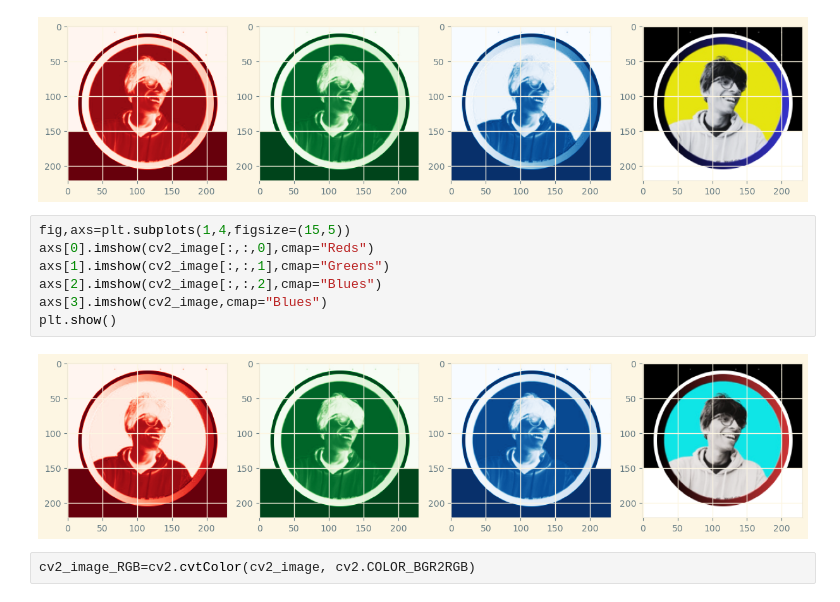
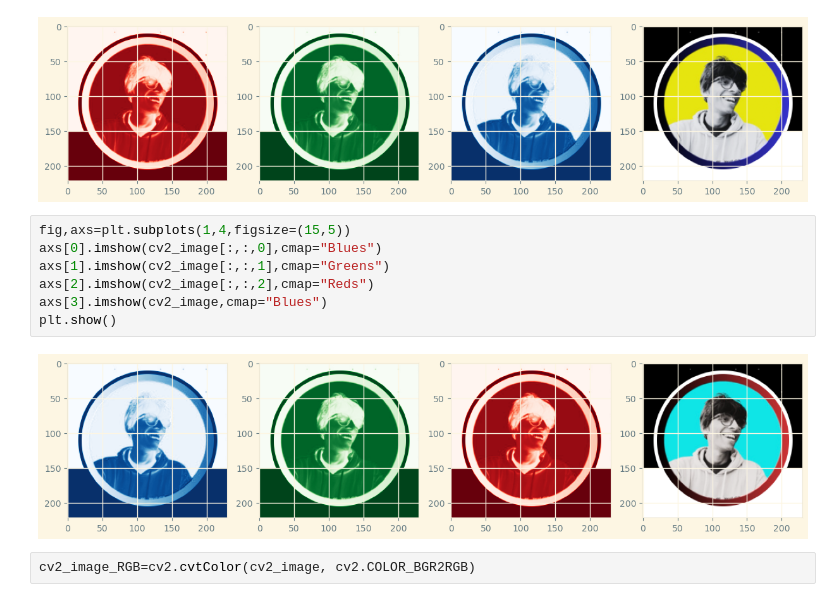
Before and after one commit to Sameershrinath/5th_sem, a Jupyter notebook: PYTHON/Image_processing/OpenCV.ipynb, the cells around one changed output. Cells and saved outputs as stored; diff of their text form.

```diff
--- a/PYTHON/Image_processing/OpenCV.ipynb
+++ b/PYTHON/Image_processing/OpenCV.ipynb
@@ -94,13 +94,13 @@ plt.show()
 [figure]
 # %%
 fig,axs=plt.subplots(1,4,figsize=(15,5))
-axs[0].imshow(cv2_image[:,:,0],cmap="Reds")
+axs[0].imshow(cv2_image[:,:,0],cmap="Blues")
 axs[1].imshow(cv2_image[:,:,1],cmap="Greens")
-axs[2].imshow(cv2_image[:,:,2],cmap="Blues")
+axs[2].imshow(cv2_image[:,:,2],cmap="Reds")
 axs[3].imshow(cv2_image,cmap="Blues")
 plt.show()
 # %% [output]
-[figure, old version]
+[figure, new version]
 # %%
 cv2_image_RGB=cv2.cvtColor(cv2_image, cv2.COLOR_BGR2RGB)
 # %%
```
Also changed, not shown: parts of 1 cell of this notebook.
